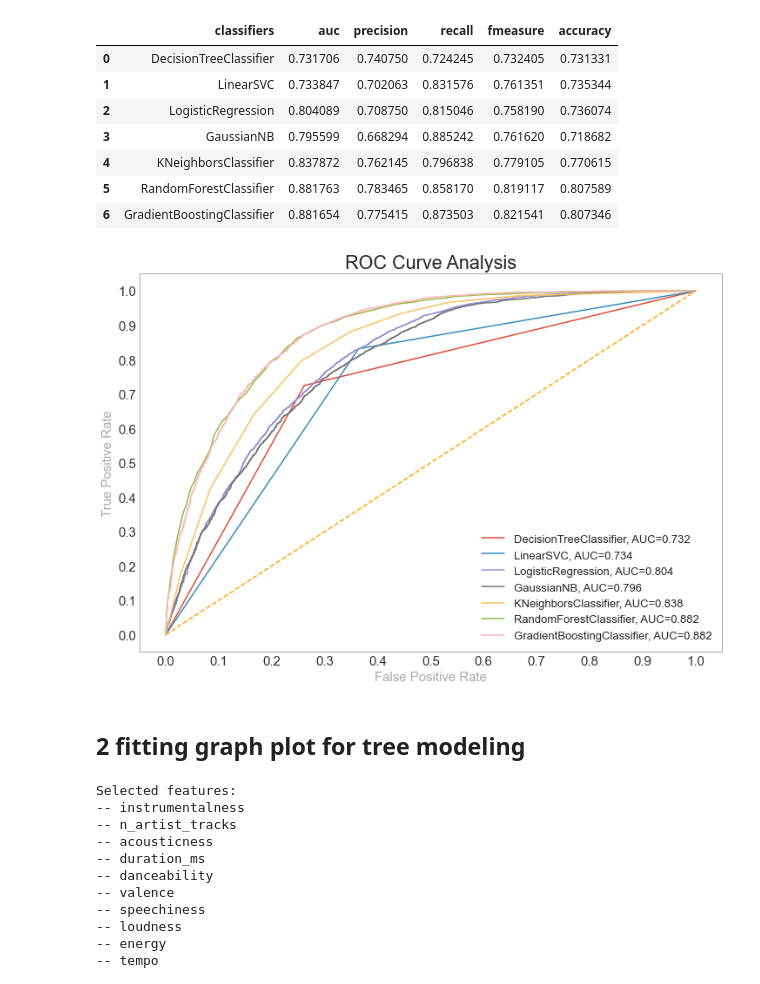
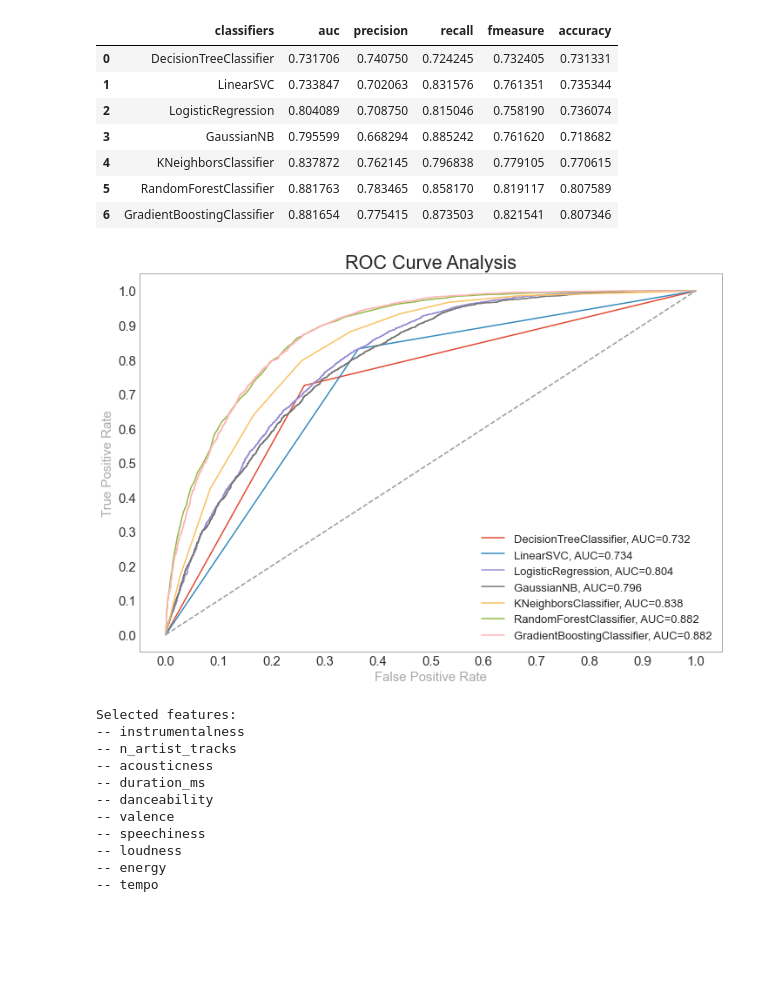
Before and after one commit to happyhil/uva-strategy-analytics, a Jupyter notebook: assignments/assignment2/model.ipynb, the cells around one changed output. Cells and saved outputs as stored; diff of their text form; code cells hidden in the pictures; blank space fills up the shorter version.

Commit message:
rand color

```diff
--- a/assignments/assignment2/model.ipynb
+++ b/assignments/assignment2/model.ipynb
@@ -131,27 +131,25 @@ result_table[['classifiers', 'auc', 'precision', 'recall', 'fmeasure', 'accuracy
 # %%
 fig = plt.figure(figsize=(12, 8))
 
 for i in result_table.index:
     plt.plot(result_table.loc[i]['fpr'],
              result_table.loc[i]['tpr'],
              label="{}, AUC={:.3f}".format(result_table.loc[i]['classifiers'], result_table.loc[i]['auc']))
 
-plt.plot([0,1], [0,1], color='orange', linestyle='--')
+plt.plot([0,1], [0,1], color='#999999', linestyle='--')
 
 plt.xticks(np.arange(0.0, 1.1, step=0.1))
 plt.xlabel("False Positive Rate", fontsize=15)
 
 plt.yticks(np.arange(0.0, 1.1, step=0.1))
 plt.ylabel("True Positive Rate", fontsize=15)
 
 plt.title('ROC Curve Analysis')
 plt.legend(prop={'size':13}, loc='lower right')
 
 plt.show()
 # %% [output]
-[figure, old version]
+[figure, new version]
-# %% [markdown]
-## 2 fitting graph plot for tree modeling
 # %%
 start_depth = 1
 end_depth = 20
```
